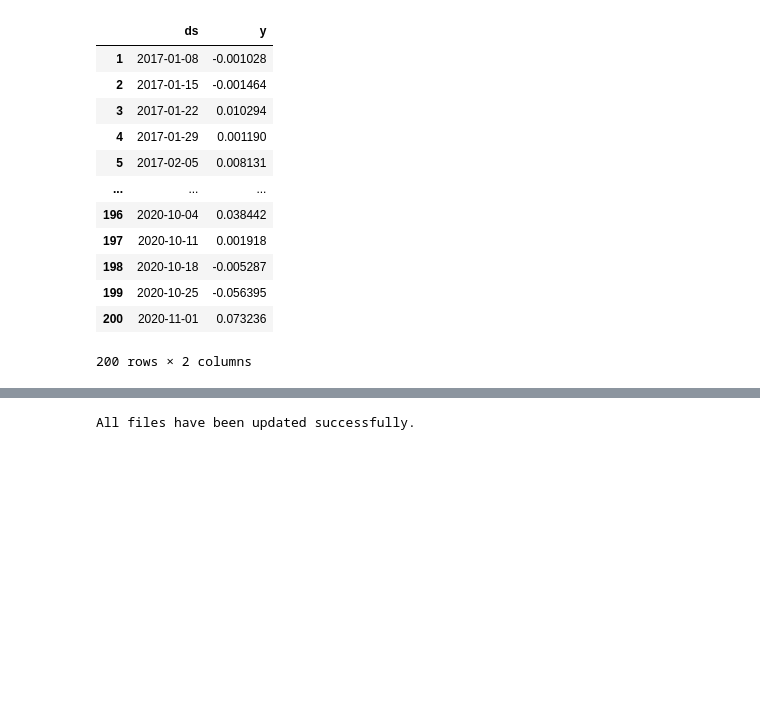
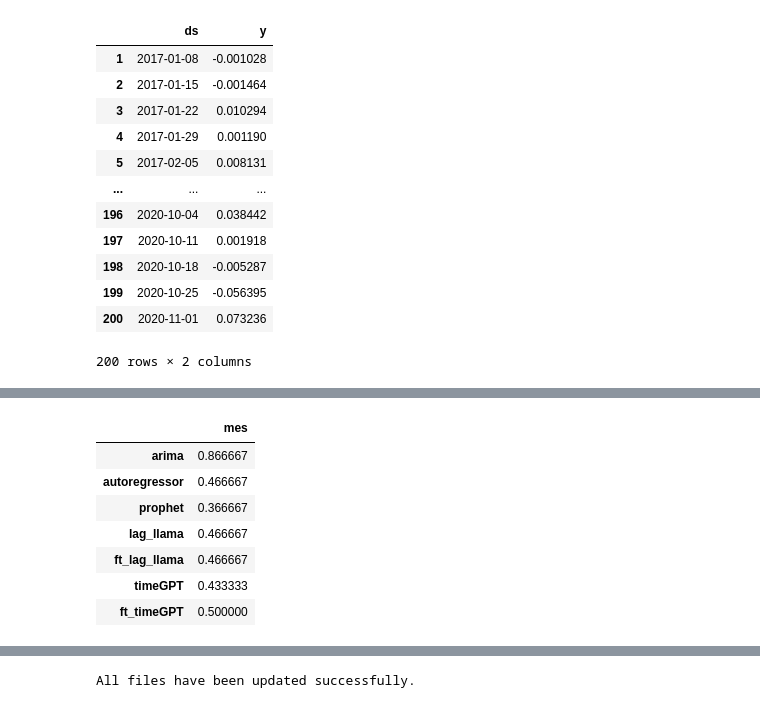
Before and after one commit to filip-topic/Time-Series-Foundation-Models-in-Financial-time-series-prediction, a Jupyter notebook: notebook.ipynb, the cells around one changed output, grey strips where cells are left out. Drawn from its saved outputs; the diff is of its cells as text; code cells hidden in the pictures; blank space fills up the shorter version.

```diff
--- a/notebook.ipynb
+++ b/notebook.ipynb
@@ -78,0 +99,17 @@ a = data_loader.get_data(type = "commodity", ticker = "WTI", frequency = "monthl
+# %%
+import pandas as pd
+c = pd.read_csv("results/prediction/T=WTI_FR=weekly_TOD=commodity_FO=5_CLTS=32_SD=2019-01-01_ED=2024-01-01_FTL=200_FTF=5_FTG=0_TSCVR=6_BS=20_ME=4.csv", index_col = 0)
+d = pd.read_csv("results/evaluation/T=WTI_FR=weekly_TOD=commodity_FO=5_CLTS=32_SD=2019-01-01_ED=2024-01-01_FTL=200_FTF=5_FTG=0_TSCVR=6_BS=20_ME=4.csv", index_col = 0)
+# %%
+from modules.data import metrics
+
+metrics.mean_equal_sign(c)
+# %% [output]
+|  | mes |
+| arima | 0.866667 |
+| autoregressor | 0.466667 |
+| prophet | 0.366667 |
+| lag_llama | 0.466667 |
+| ft_lag_llama | 0.466667 |
+| timeGPT | 0.433333 |
+| ft_timeGPT | 0.500000 |
```
Also changed, not shown: parts of 16 cells of this notebook, 8 other files.
